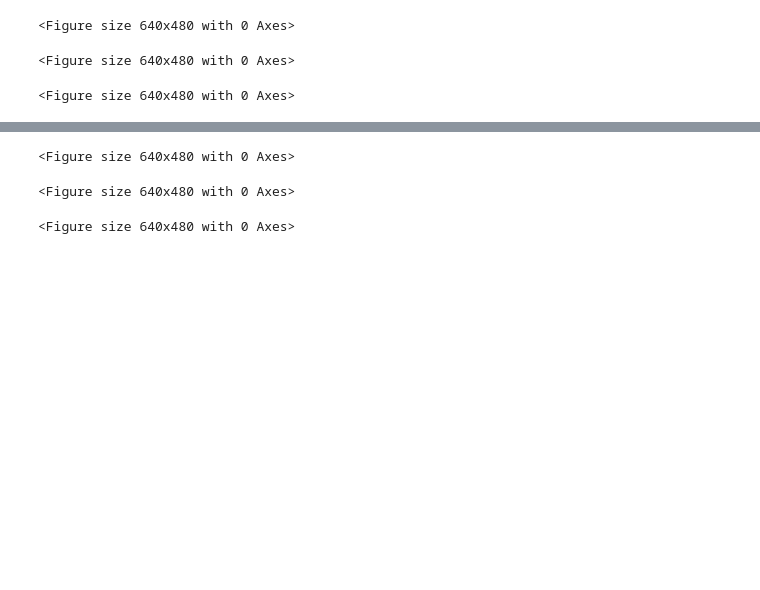
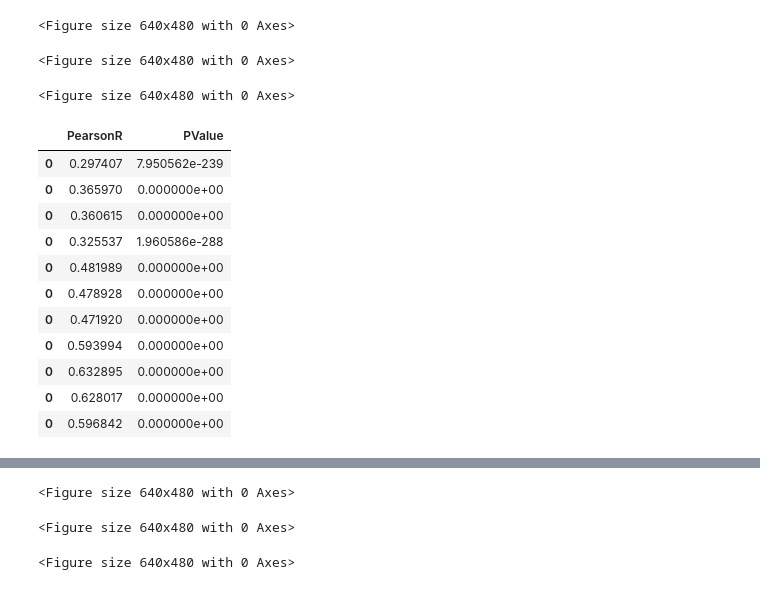
Before and after one commit to AndrewH72/Transcription-Start-Site-Usage-Prediction, a Jupyter notebook: correlation.ipynb, the cells around one changed output, grey strips where cells are left out. Saved outputs shown, nothing was run; the diff lists cells and outputs as text; code cells hidden in the pictures; blank space fills up the shorter version.

```diff
--- a/correlation.ipynb
+++ b/correlation.ipynb
@@ -239,3 +239,18 @@ gm_cage_correlation.to_csv("csvs/correlation/rnaseq_vs_rnacage/gm_seq_vs_cage.cs
 k5_cage_correlation.to_csv("csvs/correlation/rnaseq_vs_rnacage/k5_seq_vs_cage.csv", index=False)
 # %% [output]
 <Figure size 640x480 with 0 Axes>
+# %%
+GM12878_corr_df
+# %% [output]
+|  | PearsonR | PValue |
+| 0 | 0.297407 | 7.950562e-239 |
+| 0 | 0.365970 | 0.000000e+00 |
+| 0 | 0.360615 | 0.000000e+00 |
+| 0 | 0.325537 | 1.960586e-288 |
+| 0 | 0.481989 | 0.000000e+00 |
+| 0 | 0.478928 | 0.000000e+00 |
+| 0 | 0.471920 | 0.000000e+00 |
+| 0 | 0.593994 | 0.000000e+00 |
+| 0 | 0.632895 | 0.000000e+00 |
+| 0 | 0.628017 | 0.000000e+00 |
+| 0 | 0.596842 | 0.000000e+00 |
```
Also changed, not shown: parts of 3 cells of this notebook.
